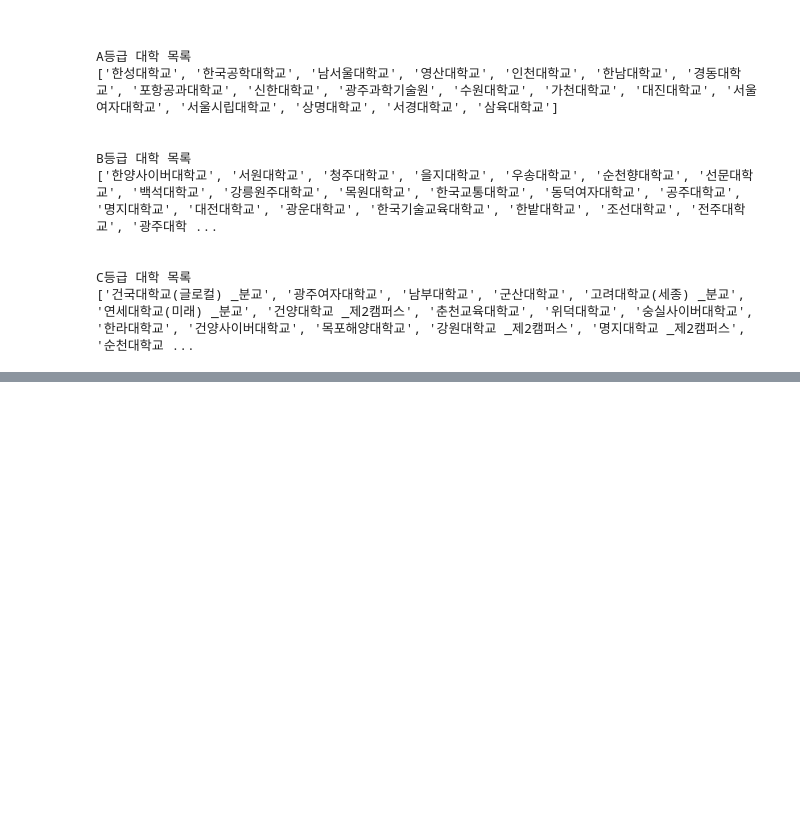
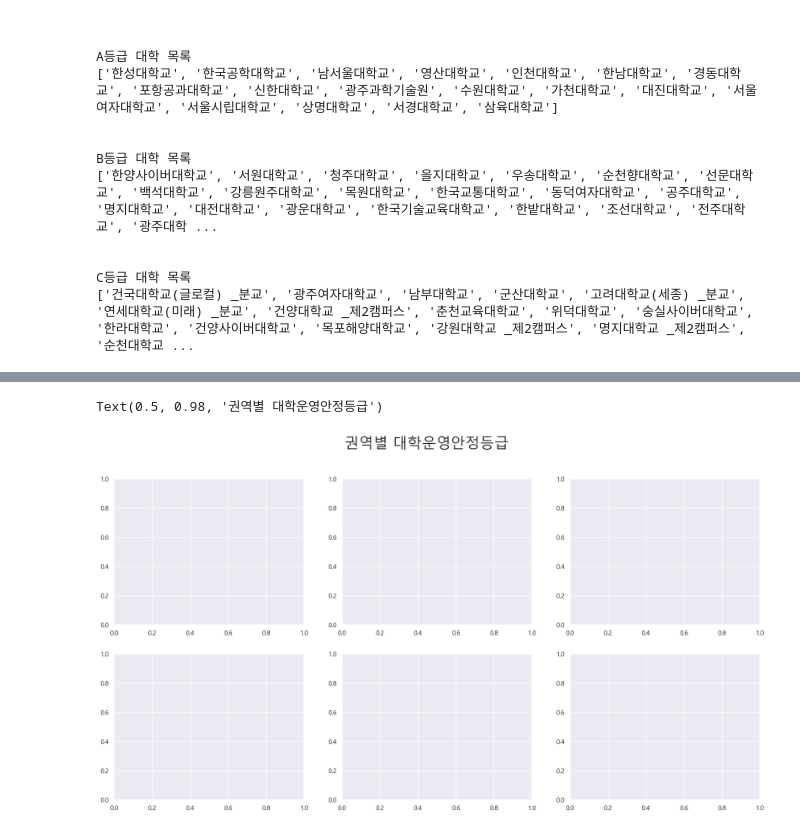
Before and after one commit to seyeon-shijuan/birth-rate-to-universities-visualization, a Jupyter notebook: notebook/individual_notebooks/SeyeonPark_universities_rank_analysis.ipynb, the cells around one changed output, grey strips where cells are left out. Saved outputs shown, nothing was run; the diff lists cells and outputs as text; code cells hidden in the pictures; blank space fills up the shorter version.

```diff
--- a/notebook/individual_notebooks/SeyeonPark_universities_rank_analysis.ipynb
+++ b/notebook/individual_notebooks/SeyeonPark_universities_rank_analysis.ipynb
@@ -790,0 +900,9 @@ C등급 대학 목록
+# %%
+col_p = 3
+row_p = 2
+p_fig, p_ax = plt.subplots(ncols=col_p, nrows=row_p, figsize=(20,row_n*5))
+
+p_fig.suptitle('권역별 대학운영안정등급', fontsize=25)
+# %% [output]
+Text(0.5, 0.98, '권역별 대학운영안정등급')
+[figure, added]
```
Also changed, not shown: parts of 26 cells of this notebook.
